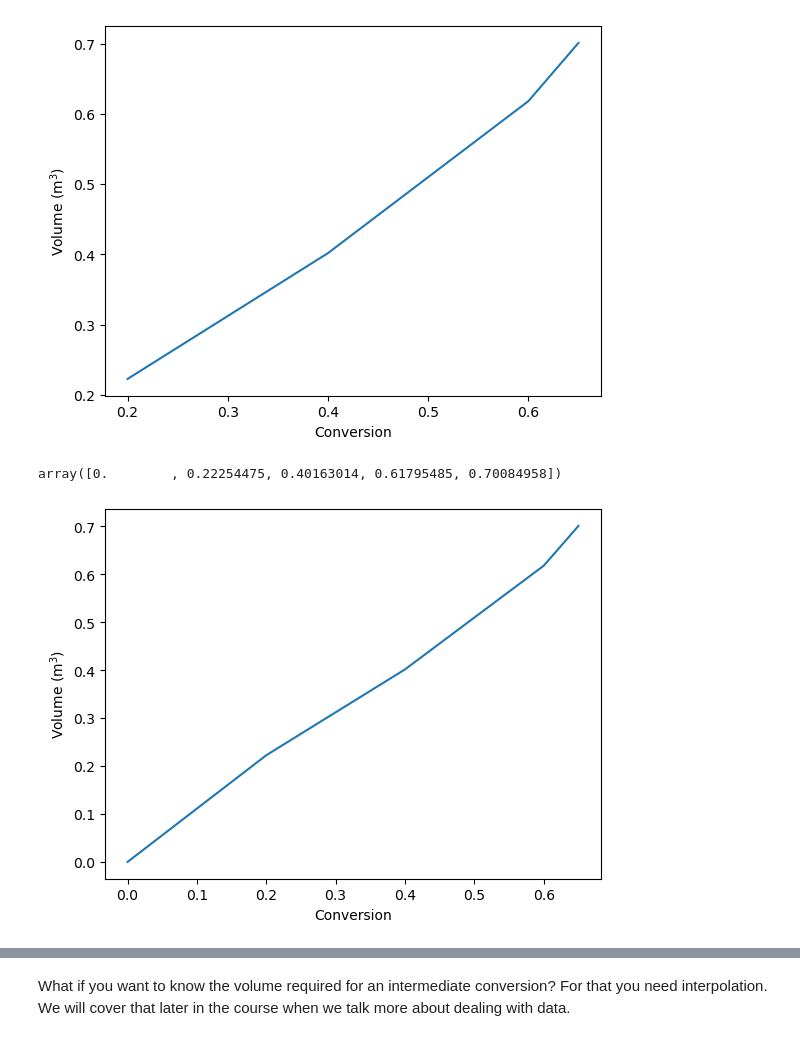
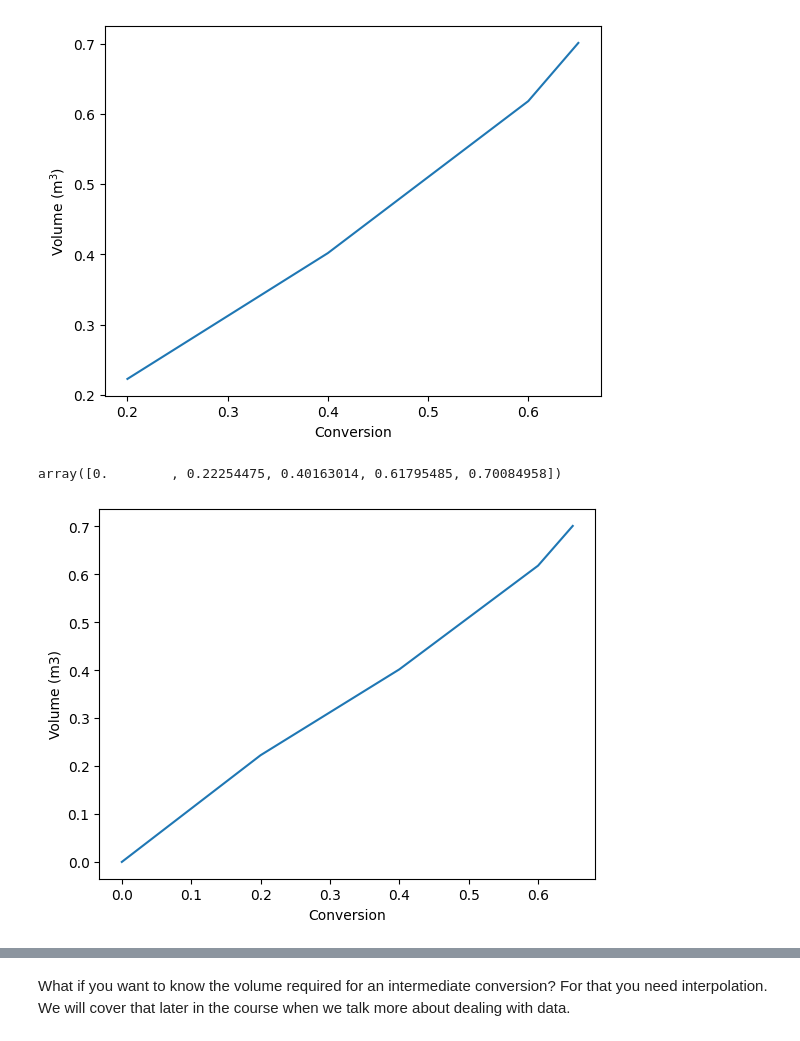
Before and after one commit to jkitchin/s25-06623, a Jupyter notebook: s25-06623/lectures/02-integration-1/02-integration-1.ipynb, the cells around one changed output, grey strips where cells are left out. Saved outputs shown, nothing was run; the diff lists cells and outputs as text; code cells hidden in the pictures.

```diff
--- a/s25-06623/lectures/02-integration-1/02-integration-1.ipynb
+++ b/s25-06623/lectures/02-integration-1/02-integration-1.ipynb
@@ -417,18 +402,18 @@ array([0.22254475, 0.40163014, 0.61795485, 0.70084958])
 # %%
 import scipy as sp
 
-cumV = sp.integrate.cumtrapz(
+cumV = sp.integrate.cumulative_trapezoid(
     Fa0 / -ra, X, initial=0
 )  # include initial to get the first value.
 
 plt.plot(X, cumV)
 plt.xlabel("Conversion")
-plt.ylabel("Volume (m$^3$)")
+plt.ylabel("Volume (m3)")
 
 cumV
 # %% [output]
 array([0.        , 0.22254475, 0.40163014, 0.61795485, 0.70084958])
-[figure, old version]
+[figure, new version]
 # %%
 ?sp.integrate.cumtrapz
 # %% [output]
```
Also changed, not shown: parts of 15 cells of this notebook.
